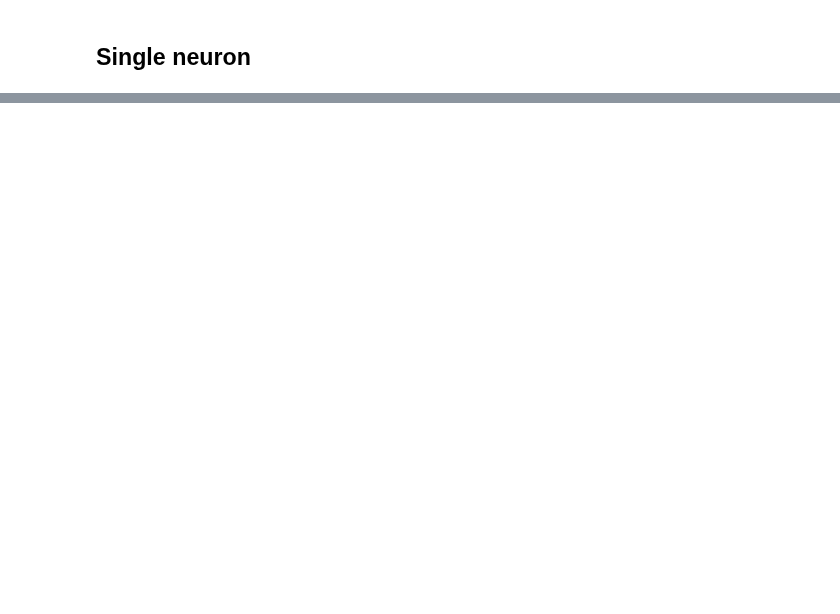
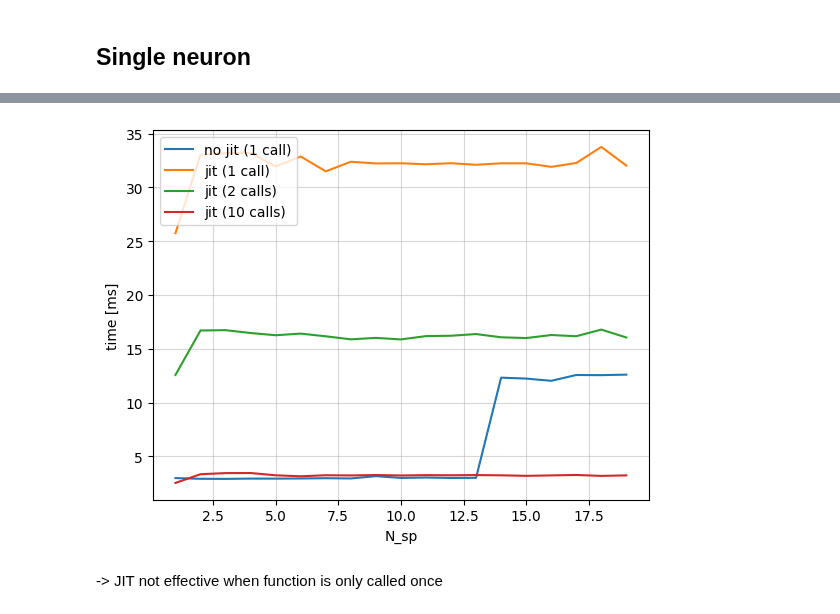
Before and after one commit to carlowenig/spikegd-carlo, a Jupyter notebook: experiments/heidelberg/leaky_integrate_test.ipynb, the cells around one changed output, grey strips where cells are left out. Saved outputs shown, nothing was run; the diff lists cells and outputs as text; code cells hidden in the pictures; blank space fills up the shorter version.

```diff
--- a/experiments/heidelberg/leaky_integrate_test.ipynb
+++ b/experiments/heidelberg/leaky_integrate_test.ipynb
@@ -52,0 +127,8 @@ plt.show()
+# %%
+%%timeit
+
+@jax.jit
+def jleaky_integrate():
+    return leaky_integrate(*args)
+
+jleaky_integrate()
@@ -52,0 +139,25 @@ plt.show()
+# %%
+import timeit
+
+from tqdm import tqdm
+
+
+def compile_and_call_leaky_integrate(n_calls, args):
+    jleaky_integrate = jax.jit(partial(leaky_integrate, *args))
+
+    for _ in range(n_calls):
+        jleaky_integrate()
+
+data = pd.DataFrame(columns=["N_sp", "time", "time_jit_1", "time_jit_2", "time_jit_10"])
+n_repeat = 10
+
+for i, N_out in enumerate(tqdm(range(1, 20))):
+    args = create_args(N_t, N_sp, N_in, N_out, config)
+    time = timeit.timeit(lambda: leaky_integrate(*args), number=n_repeat)
+    time_jit_1 = timeit.timeit(lambda: compile_and_call_leaky_integrate(1, args), number=n_repeat)
+    time_jit_2 = timeit.timeit(lambda: compile_and_call_leaky_integrate(2, args), number=n_repeat)
+    time_jit_10 = timeit.timeit(lambda: compile_and_call_leaky_integrate(10, args), number=n_repeat)
+
+    data.loc[i] = [N_out, time, time_jit_1, time_jit_2, time_jit_10]
+
+data
@@ -52,0 +182,15 @@ plt.show()
+# %%
+plt.plot(data["N_sp"], data["time"] / n_repeat * 1000, label="no jit (1 call)")
+plt.plot(data["N_sp"], data["time_jit_1"] / n_repeat * 1000, label="jit (1 call)")
+plt.plot(data["N_sp"], data["time_jit_2"] / 2 / n_repeat * 1000, label="jit (2 calls)")
+plt.plot(data["N_sp"], data["time_jit_10"] / 10 / n_repeat * 1000, label="jit (10 calls)")
+
+plt.xlabel("N_sp")
+plt.ylabel("time [ms]")
+plt.grid(alpha=0.5)
+plt.legend()
+plt.show()
+# %% [output]
+[figure, added]
+# %% [markdown]
+-> JIT not effective when function is only called once
```
Also changed, not shown: parts of 12 cells of this notebook, 3 other files.
